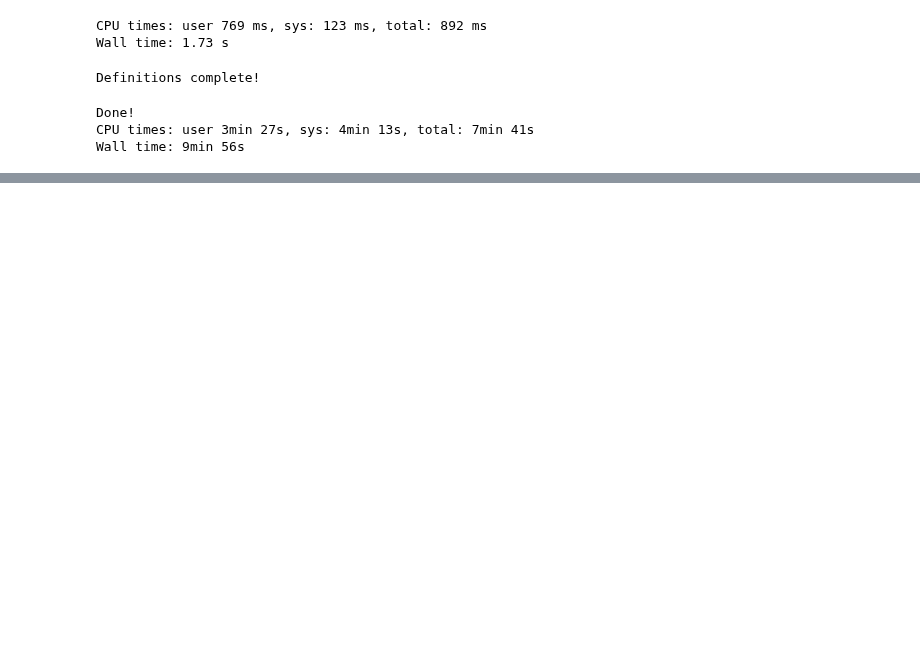
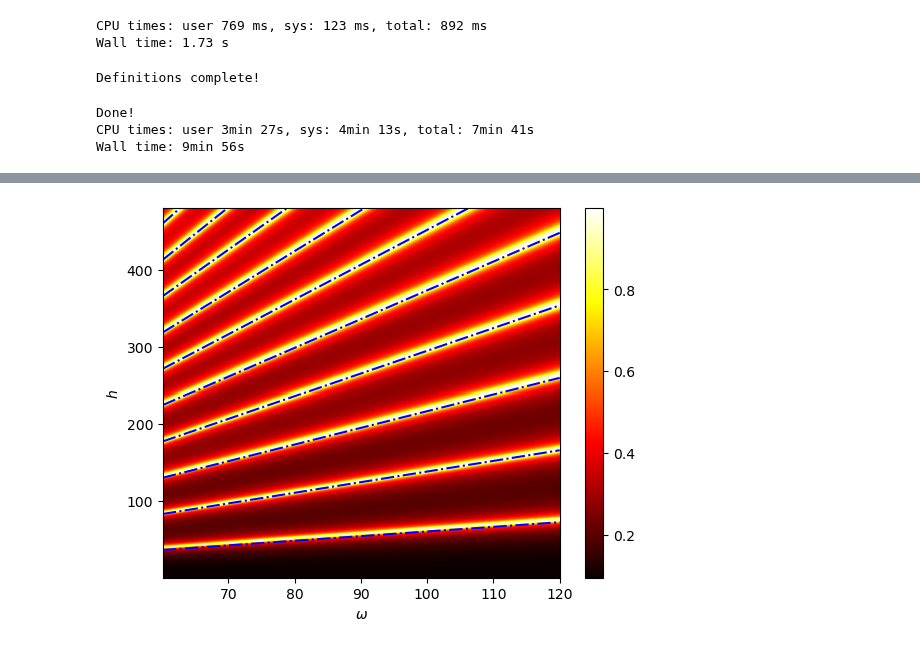
Before and after one commit to hariseldon99/periodic_lipkin, a Jupyter notebook: Reduced_IPR/LMG_whplane.ipynb, the cells around one changed output, grey strips where cells are left out. Drawn from its saved outputs; the diff is of its cells as text; code cells hidden in the pictures; blank space fills up the shorter version.

```diff
--- a/Reduced_IPR/LMG_whplane.ipynb
+++ b/Reduced_IPR/LMG_whplane.ipynb
@@ -230,0 +219,29 @@ plt.show()
+# %%
+import numpy as np
+import matplotlib.pyplot as plt
+from mpl_toolkits.mplot3d import axes3d
+from scipy.special import jn_zeros
+
+
+X = X_lr
+Y = np.concatenate((Y_lr, Y_ur))
+Z = np.concatenate((z_ur.T, z_lr.T), axis=1)
+
+w_in, w_fin = np.amin(X),np.amax(X)
+h_in, h_fin = np.amin(Y),np.amax(Y)
+nsteps_fine = X.shape[0]
+omegas_fine = np.linspace(w_in, w_fin, nsteps_fine)
+ampls_fine = np.linspace(h_in, h_fin, nsteps_fine)
+slopes = jn_zeros(0,10)/4
+
+for slope in slopes:
+    plt.plot(omegas_fine, omegas_fine*slope,'b-.')
+
+plt.imshow(Z.T,cmap='hot',extent=(w_in, w_fin, h_in, h_fin), aspect = 'auto')
+plt.xlabel(r'$\omega$')
+plt.ylabel(r'$h$')
+
+plt.colorbar()
+plt.show()
+# %% [output]
+[figure, added]
```
Also changed, not shown: parts of 3 cells of this notebook.
